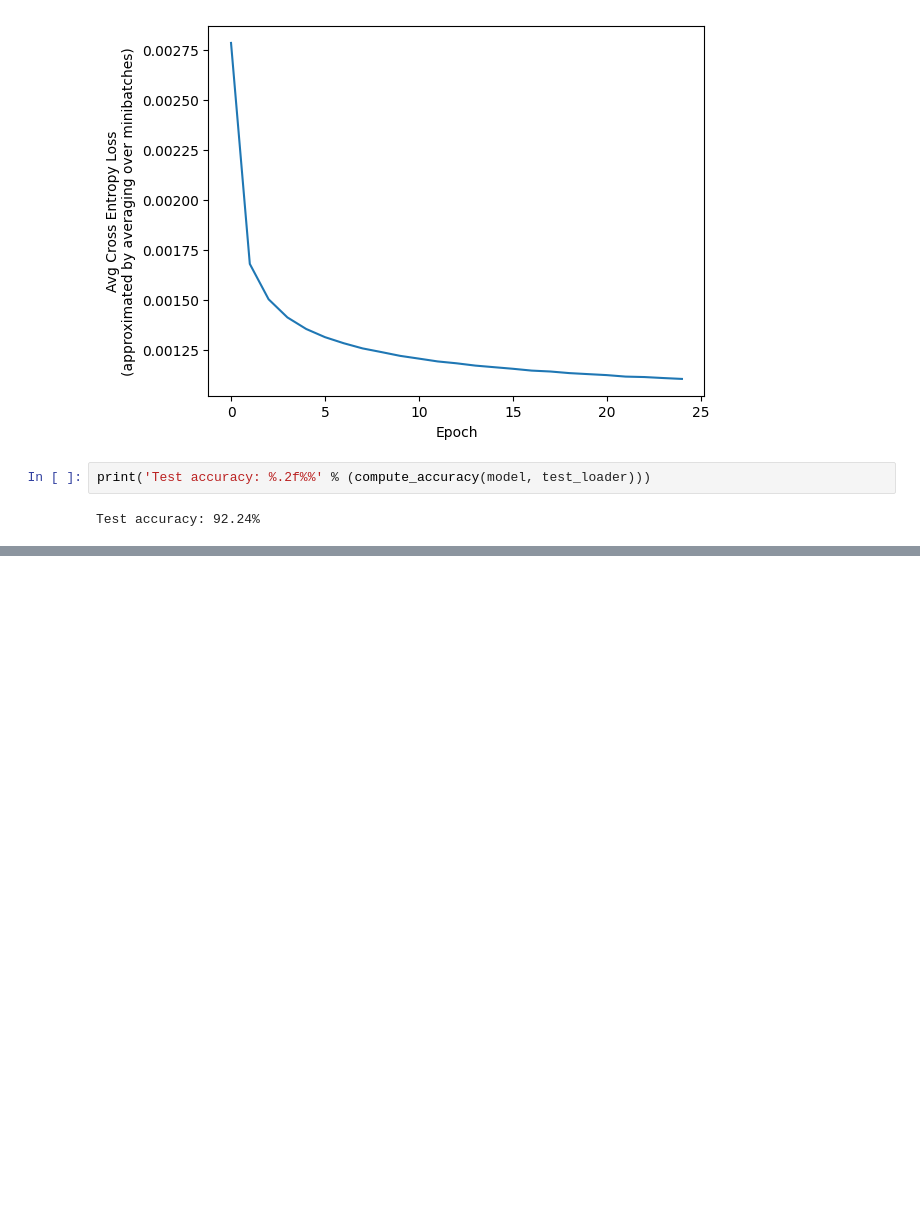
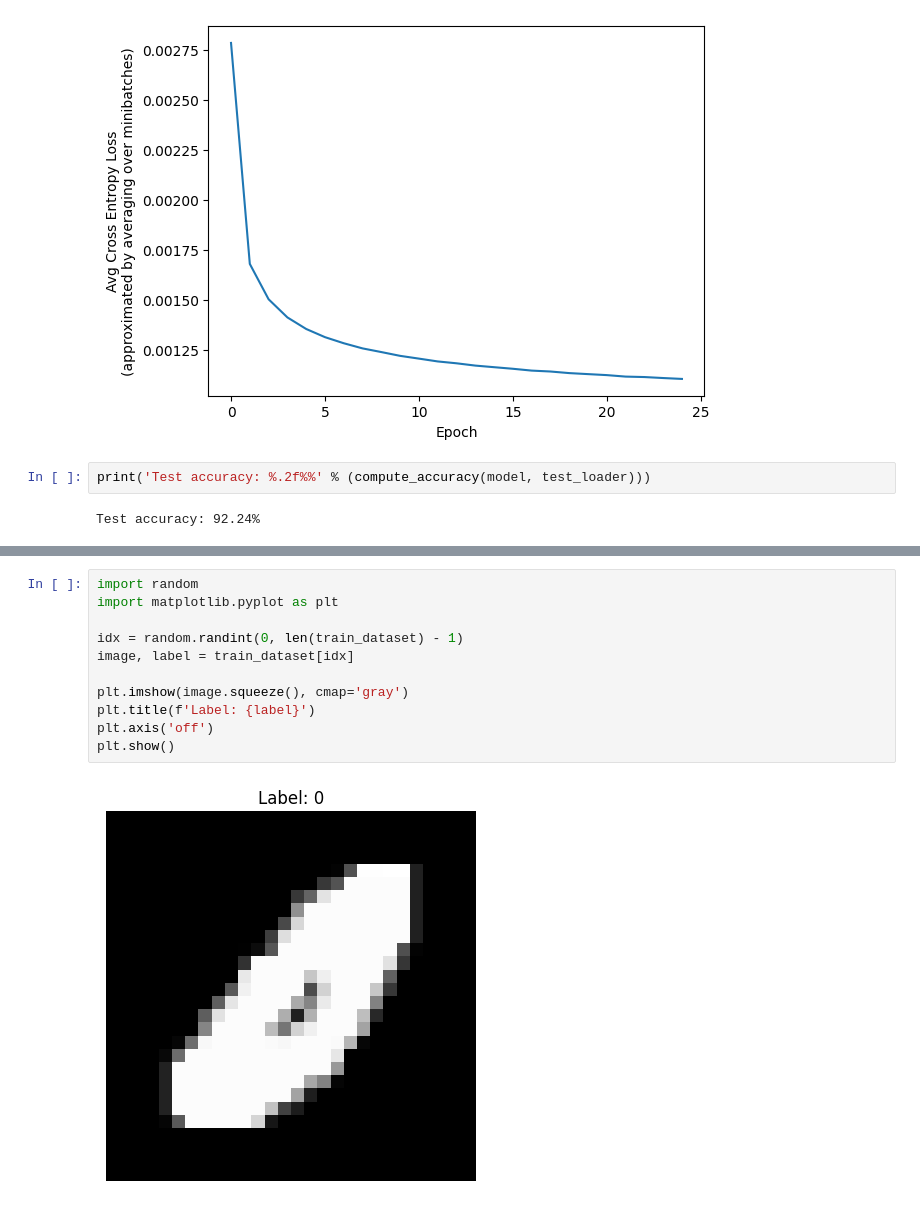
Before and after one commit to carteag43066/ML_2, a Jupyter notebook: Codigos/Session 5/softmax_regression_mnist.ipynb, the cells around one changed output, grey strips where cells are left out. Cells and saved outputs as stored; diff of their text form; blank space fills up the shorter version.

```diff
--- a/Codigos/Session 5/softmax_regression_mnist.ipynb
+++ b/Codigos/Session 5/softmax_regression_mnist.ipynb
@@ -200,0 +205,13 @@ Predicted labels tensor([7, 2, 1, 0])
+# %%
+import random
+import matplotlib.pyplot as plt
+
+idx = random.randint(0, len(train_dataset) - 1)
+image, label = train_dataset[idx]
+
+plt.imshow(image.squeeze(), cmap='gray')
+plt.title(f'Label: {label}')
+plt.axis('off')
+plt.show()
+# %% [output]
+[figure, added]
```
Also changed, not shown: parts of 9 cells of this notebook, 2 other files.
